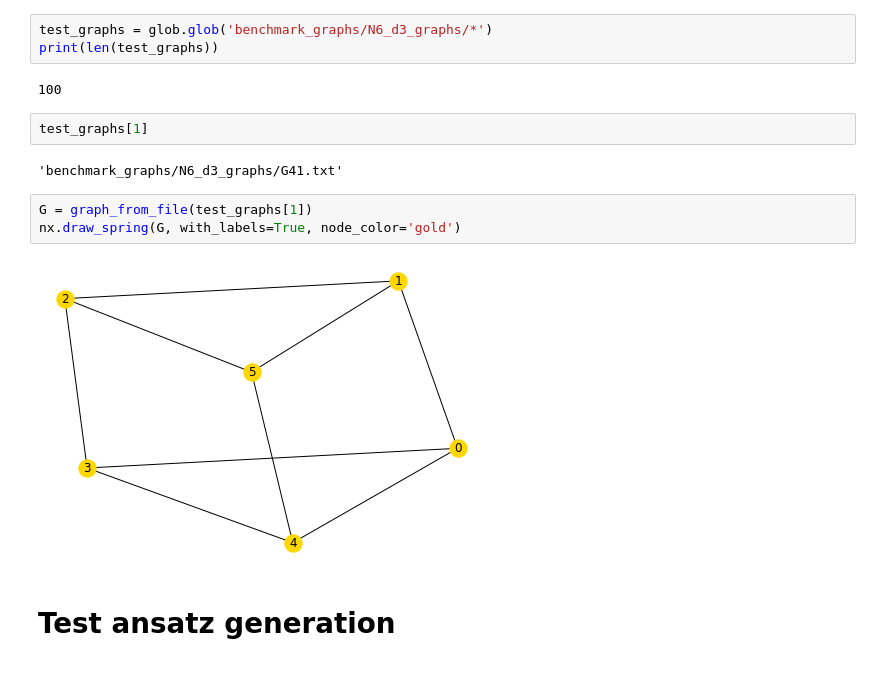
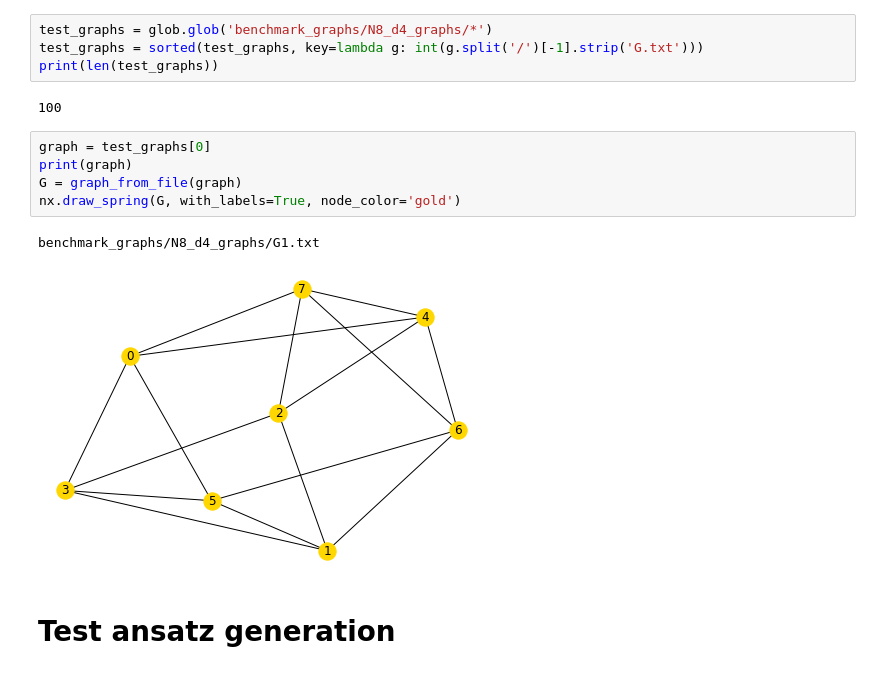
Before and after one commit to teaguetomesh/dqva-and-circuit-cutting, a Jupyter notebook: benchmarks.ipynb, the cells around one changed output. Drawn from its saved outputs; the diff is of its cells as text.

```diff
--- a/benchmarks.ipynb
+++ b/benchmarks.ipynb
@@ -16,19 +16,19 @@ from utils.helper_funcs import *
 
 from ansatz import qaoa, qv_ansatz, dqv_ansatz, dqv_cut_ansatz
 # %%
-test_graphs = glob.glob('benchmark_graphs/N6_d3_graphs/*')
+test_graphs = glob.glob('benchmark_graphs/N8_d4_graphs/*')
+test_graphs = sorted(test_graphs, key=lambda g: int(g.split('/')[-1].strip('G.txt')))
 print(len(test_graphs))
 # %% [output]
 100
-# %%
-test_graphs[1]
-# %% [output]
-'benchmark_graphs/N6_d3_graphs/G41.txt'
 # %%
-G = graph_from_file(test_graphs[1])
+graph = test_graphs[0]
+print(graph)
+G = graph_from_file(graph)
 nx.draw_spring(G, with_labels=True, node_color='gold')
 # %% [output]
+benchmark_graphs/N8_d4_graphs/G1.txt
-[figure, old version]
+[figure, new version]
 # %% [markdown]
 # Test ansatz generation
 # %%
```
Also changed, not shown: parts of 21 cells of this notebook.
